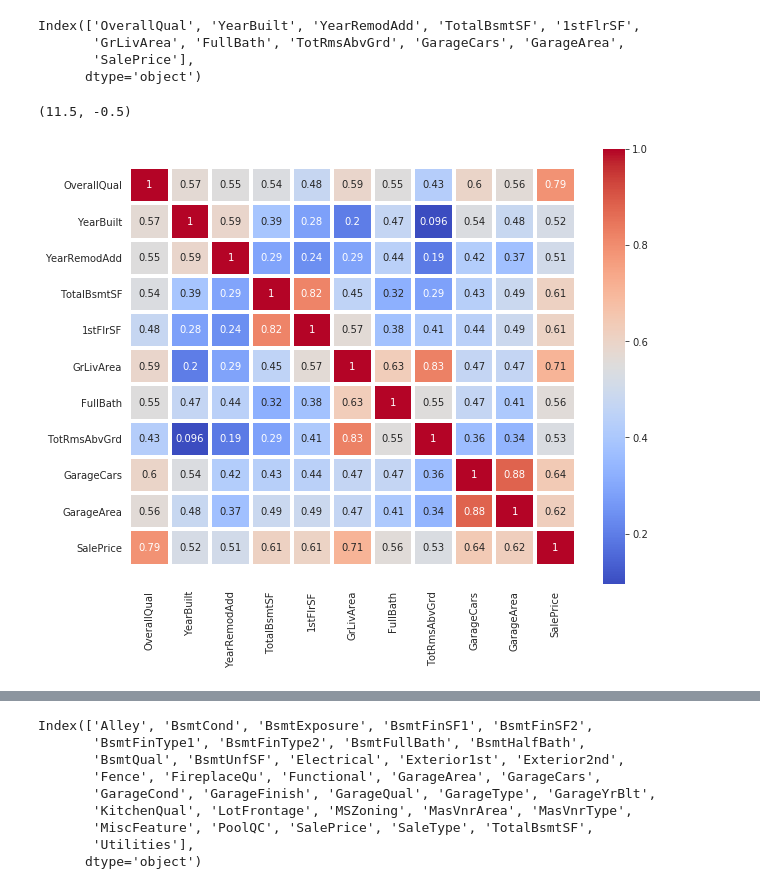
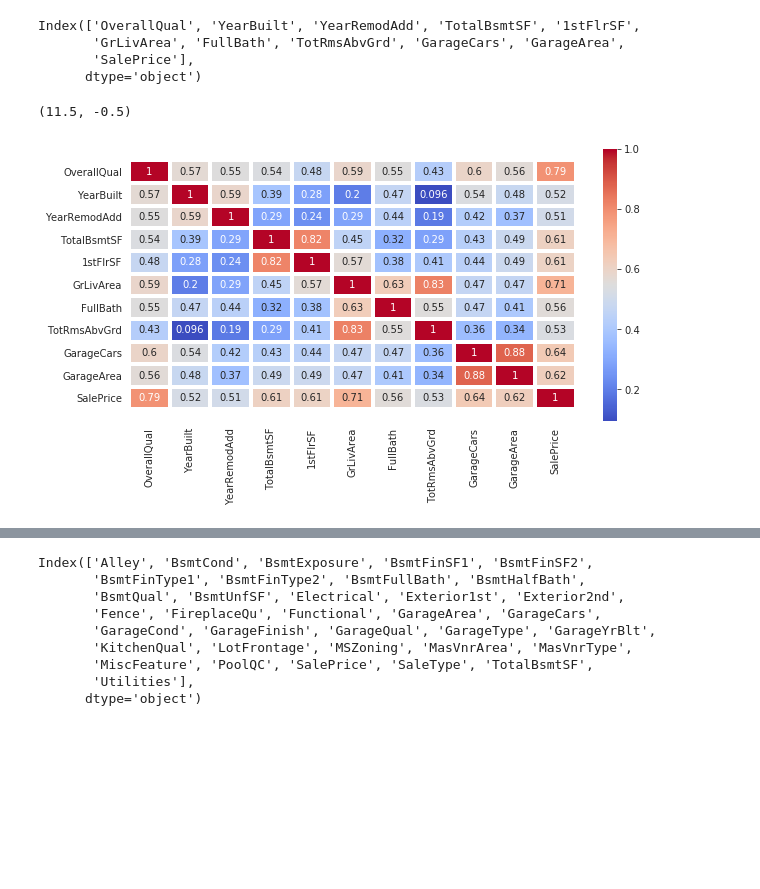
Before and after one commit to bhushanyadav07/House-Prices-Advanced-Regression-Techniques, a Jupyter notebook: train_data.ipynb, the cells around one changed output, grey strips where cells are left out. Drawn from its saved outputs; the diff is of its cells as text; code cells hidden in the pictures; blank space fills up the shorter version.

```diff
--- a/train_data.ipynb
+++ b/train_data.ipynb
@@ -253,11 +253,11 @@ Index(['OverallQual', 'YearBuilt', 'YearRemodAdd', 'TotalBsmtSF', '1stFlrSF',
        'SalePrice'],
       dtype='object')
 # %%
-plt.figure(figsize=(10,8))
+plt.figure(figsize=(10,5))
 ax = sns.heatmap(df_train[hig_corr_features].corr(), cmap = "coolwarm", annot=True, linewidth=3)
 # to fix the bug "first and last row cut in half of heatmap plot"
 bottom, top = ax.get_ylim()
 ax.set_ylim(bottom + 0.5, top - 0.5)
 # %% [output]
 (11.5, -0.5)
-[figure, old version]
+[figure, new version]
```
Also changed, not shown: parts of 69 cells of this notebook.
